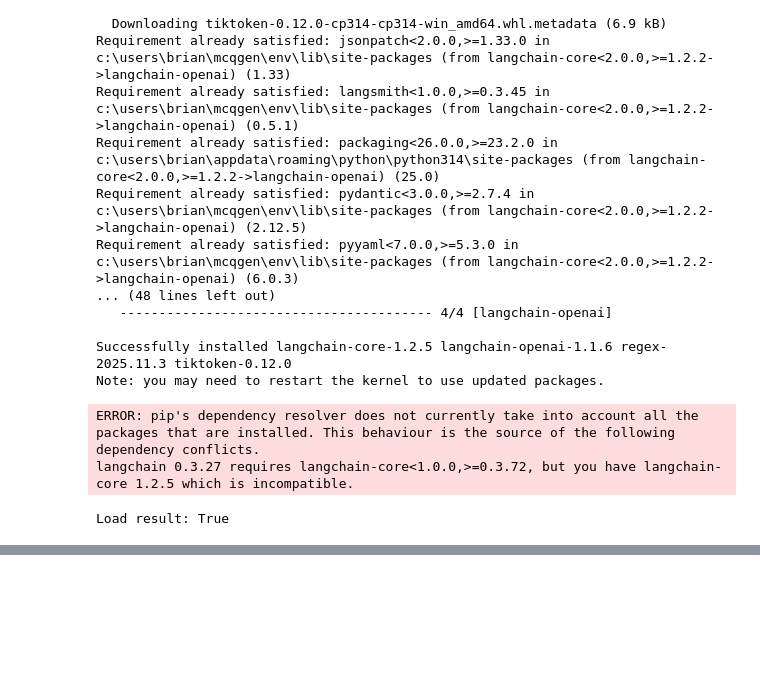
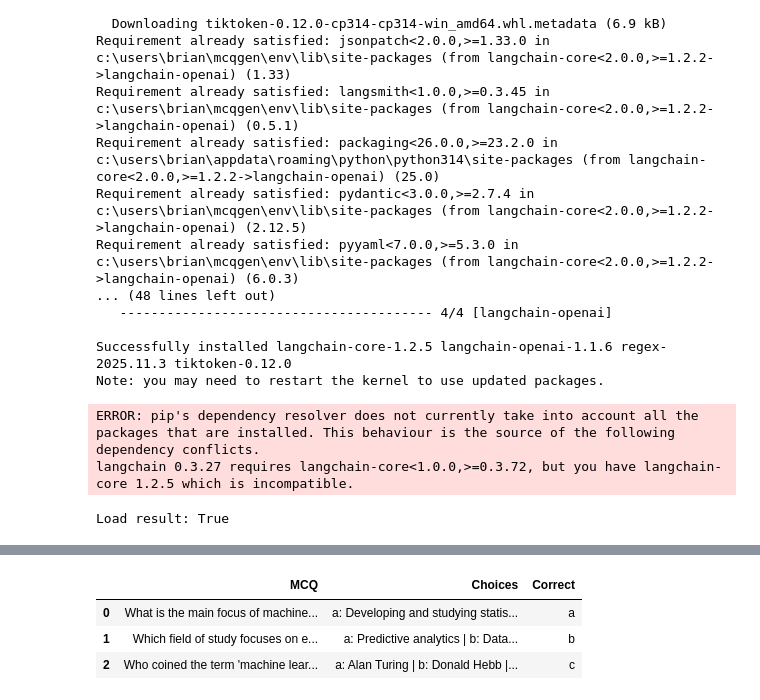
Before and after one commit to brianAsimba/mcqgen, a Jupyter notebook: experiment/mcq.ipynb, the cells around one changed output, grey strips where cells are left out. Saved outputs shown, nothing was run; the diff lists cells and outputs as text; code cells hidden in the pictures; blank space fills up the shorter version.

```diff
--- a/experiment/mcq.ipynb
+++ b/experiment/mcq.ipynb
@@ -70,0 +267,2 @@ llm=ChatOpenAI(openai_api_key=KEY,model_name="gpt-3.5-turbo", temperature=0.5)
+# %%
+json.loads(response['quiz'])
@@ -70,0 +288,20 @@ llm=ChatOpenAI(openai_api_key=KEY,model_name="gpt-3.5-turbo", temperature=0.5)
+# %%
+quiz=response.get('quiz')
+# %%
+quiz=json.loads(quiz)
+# %%
+quiz_table_data = []
+for key, value in quiz.items():
+    mcq = value['mcq']
+    options = " | ".join(
+        [
+            f"{option}: {option_value}"
+            for option, option_value in value['options'].items()
+        ]
+    )
+    correct = value['correct']
+    quiz_table_data.append({
+        'MCQ': mcq,
+        'Choices': options,
+        'Correct': correct
+    })
@@ -70,0 +322,7 @@ llm=ChatOpenAI(openai_api_key=KEY,model_name="gpt-3.5-turbo", temperature=0.5)
+# %%
+pd.DataFrame(quiz_table_data)
+# %% [output]
+|  | MCQ | Choices | Correct |
+| 0 | What is the main focus of machine... | a: Developing and studying statis... | a |
+| 1 | Which field of study focuses on e... | a: Predictive analytics | b: Data... | b |
+| 2 | Who coined the term 'machine lear... | a: Alan Turing | b: Donald Hebb |... | c |
```
Also changed, not shown: parts of 25 cells of this notebook, 3 other files.
